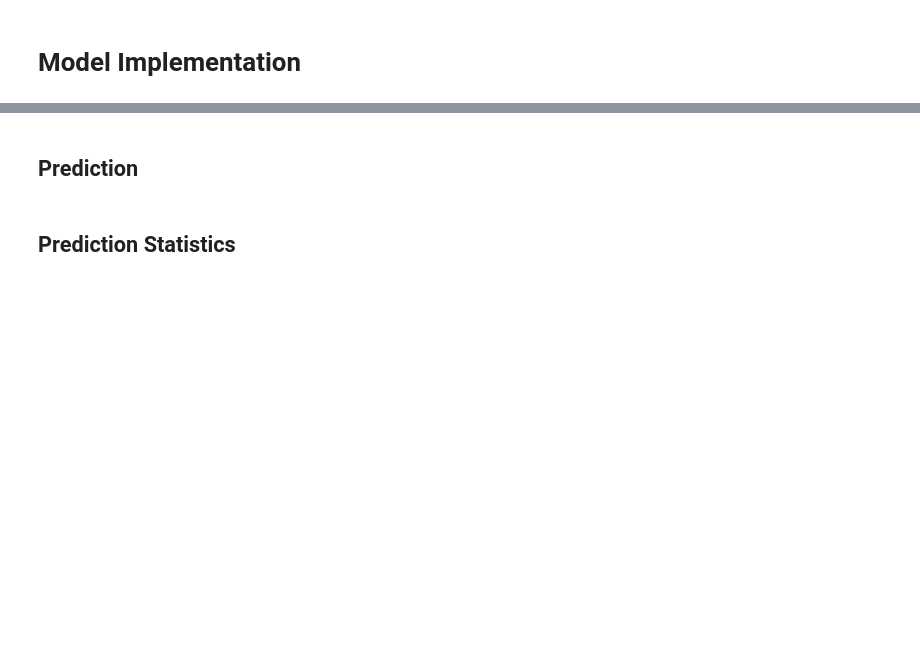
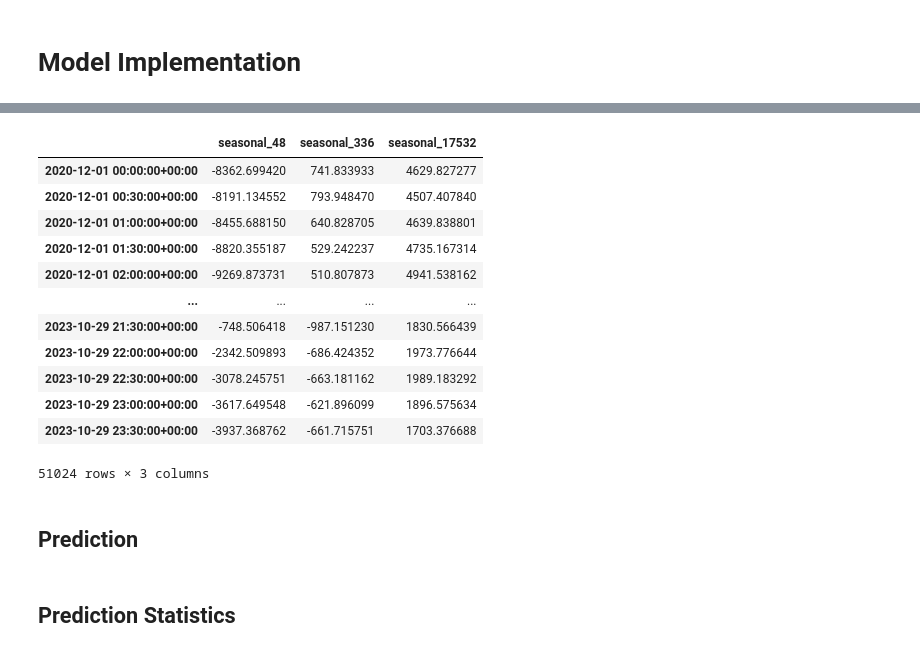
Before and after one commit to laurenzschneeberger/businessanalytics, a Jupyter notebook: benchmarking/benchmarking_mstl.ipynb, the cells around one changed output, grey strips where cells are left out. Saved outputs shown, nothing was run; the diff lists cells and outputs as text; code cells hidden in the pictures; blank space fills up the shorter version.

```diff
--- a/benchmarking/benchmarking_mstl.ipynb
+++ b/benchmarking/benchmarking_mstl.ipynb
@@ -30,3 +75,19 @@ plt.show()
+# %%
+res.seasonal
+# %% [output]
+|  | seasonal_48 | seasonal_336 | seasonal_17532 |
+| 2020-12-01 00:00:00+00:00 | -8362.699420 | 741.833933 | 4629.827277 |
+| 2020-12-01 00:30:00+00:00 | -8191.134552 | 793.948470 | 4507.407840 |
+| 2020-12-01 01:00:00+00:00 | -8455.688150 | 640.828705 | 4639.838801 |
+| 2020-12-01 01:30:00+00:00 | -8820.355187 | 529.242237 | 4735.167314 |
+| 2020-12-01 02:00:00+00:00 | -9269.873731 | 510.807873 | 4941.538162 |
+| ... | ... | ... | ... |
+| 2023-10-29 21:30:00+00:00 | -748.506418 | -987.151230 | 1830.566439 |
+| 2023-10-29 22:00:00+00:00 | -2342.509893 | -686.424352 | 1973.776644 |
+| 2023-10-29 22:30:00+00:00 | -3078.245751 | -663.181162 | 1989.183292 |
+| 2023-10-29 23:00:00+00:00 | -3617.649548 | -621.896099 | 1896.575634 |
+| 2023-10-29 23:30:00+00:00 | -3937.368762 | -661.715751 | 1703.376688 |
+51024 rows × 3 columns
 # %% [markdown]
 ## Prediction
 # %%
```
Also changed, not shown: parts of 4 cells of this notebook, 1 other file.
